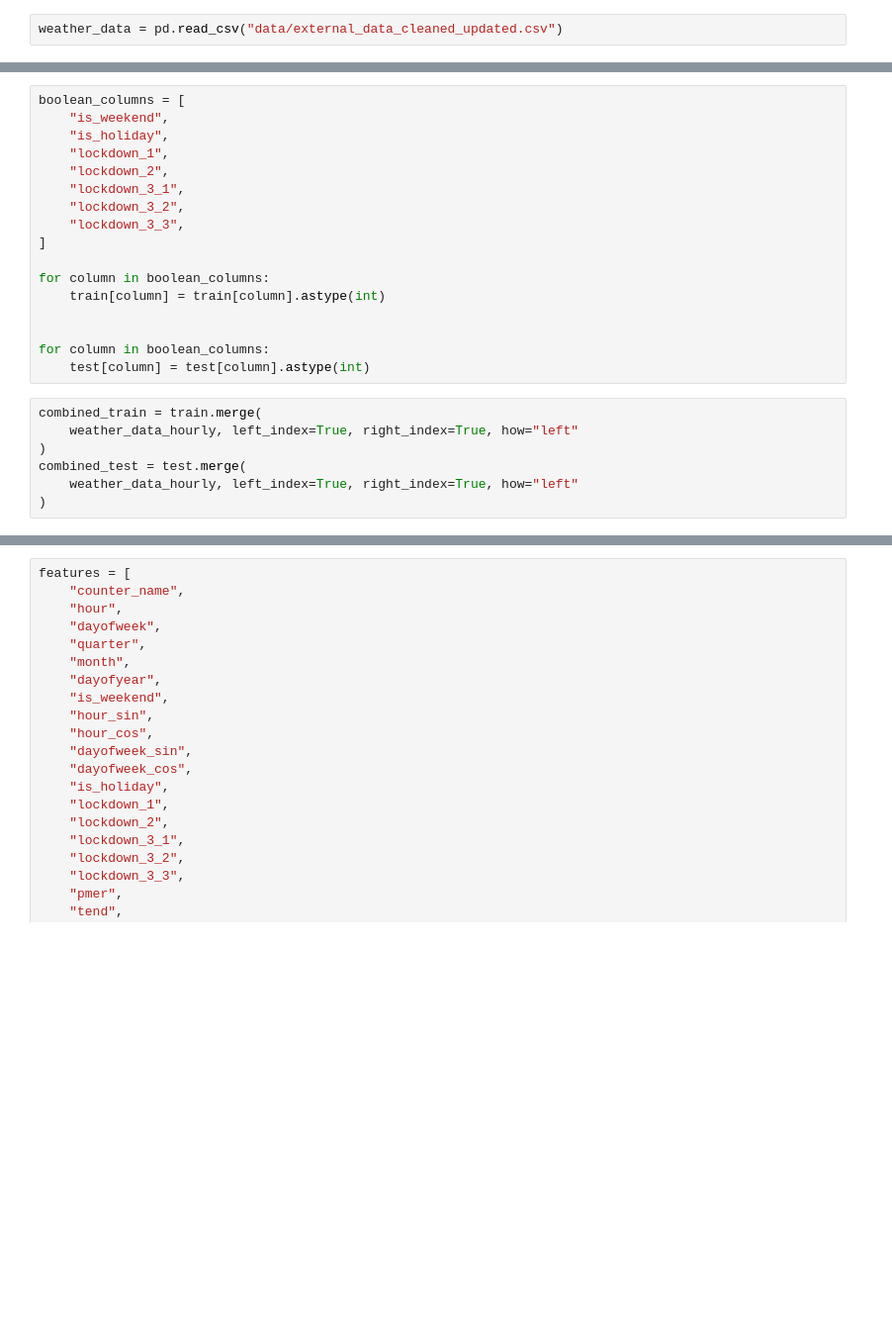
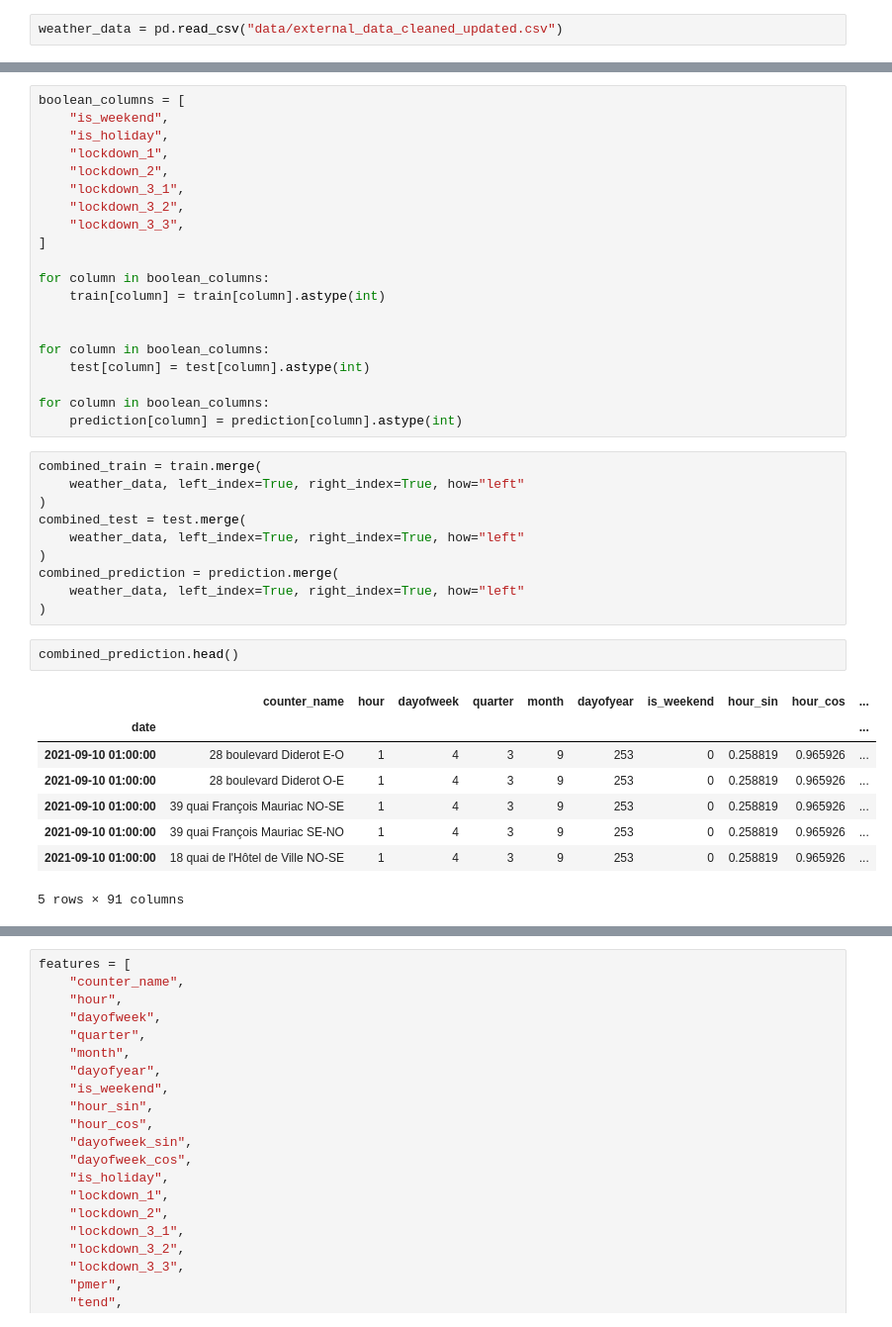
Before and after one commit to Ameya1337/Bike-Counters-Ameya---Qiling, a Jupyter notebook: timeseries continued.ipynb, the cells around one changed output, grey strips where cells are left out. Shown: that part at 99% size. Cells and saved outputs as stored; diff of their text form; blank space fills up the shorter version.

```diff
--- a/timeseries continued.ipynb
+++ b/timeseries continued.ipynb
@@ -1172,10 +722,27 @@ for column in boolean_columns:
 
 for column in boolean_columns:
     test[column] = test[column].astype(int)
+
+for column in boolean_columns:
+    prediction[column] = prediction[column].astype(int)
 # %%
 combined_train = train.merge(
-    weather_data_hourly, left_index=True, right_index=True, how="left"
+    weather_data, left_index=True, right_index=True, how="left"
 )
 combined_test = test.merge(
-    weather_data_hourly, left_index=True, right_index=True, how="left"
+    weather_data, left_index=True, right_index=True, how="left"
 )
+combined_prediction = prediction.merge(
+    weather_data, left_index=True, right_index=True, how="left"
+)
+# %%
+combined_prediction.head()
+# %% [output]
+|  | counter_name | hour | dayofweek | quarter | month | dayofyear | is_weekend | hour_sin | hour_cos | ... |
+| date |  |  |  |  |  |  |  |  |  | ... |
+| 2021-09-10 01:00:00 | 28 boulevard Diderot E-O | 1 | 4 | 3 | 9 | 253 | 0 | 0.258819 | 0.965926 | ... |
+| 2021-09-10 01:00:00 | 28 boulevard Diderot O-E | 1 | 4 | 3 | 9 | 253 | 0 | 0.258819 | 0.965926 | ... |
+| 2021-09-10 01:00:00 | 39 quai François Mauriac NO-SE | 1 | 4 | 3 | 9 | 253 | 0 | 0.258819 | 0.965926 | ... |
+| 2021-09-10 01:00:00 | 39 quai François Mauriac SE-NO | 1 | 4 | 3 | 9 | 253 | 0 | 0.258819 | 0.965926 | ... |
+| 2021-09-10 01:00:00 | 18 quai de l'Hôtel de Ville NO-SE | 1 | 4 | 3 | 9 | 253 | 0 | 0.258819 | 0.965926 | ... |
+5 rows × 91 columns
```
Also changed, not shown: parts of 123 cells of this notebook, 3 other files.
